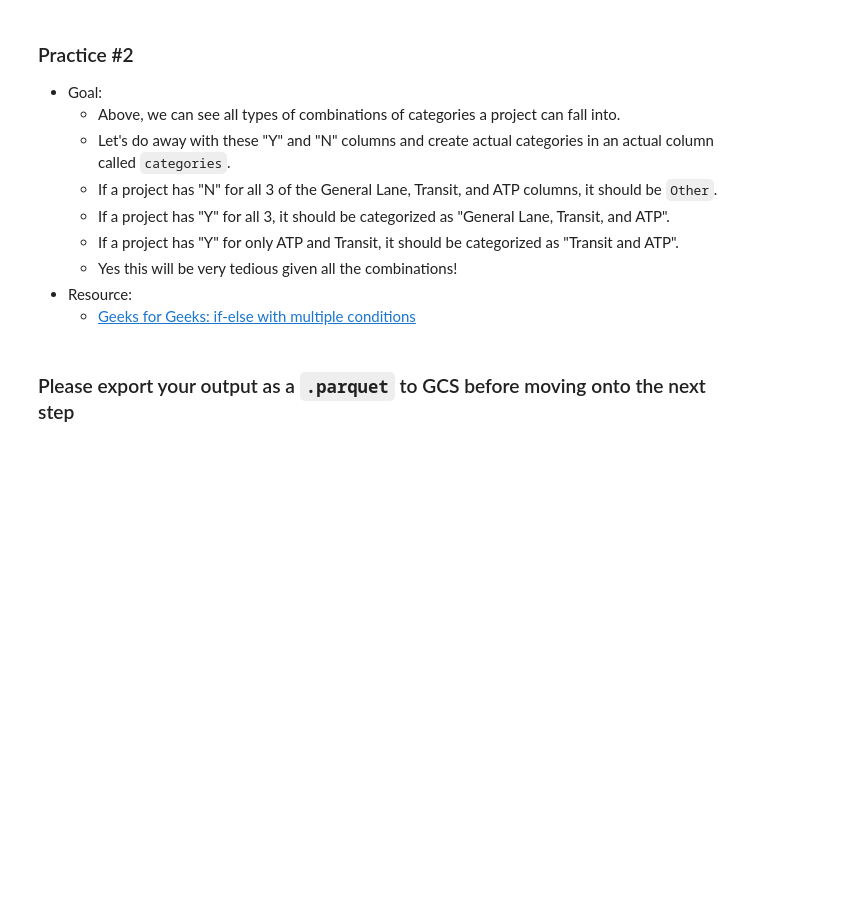
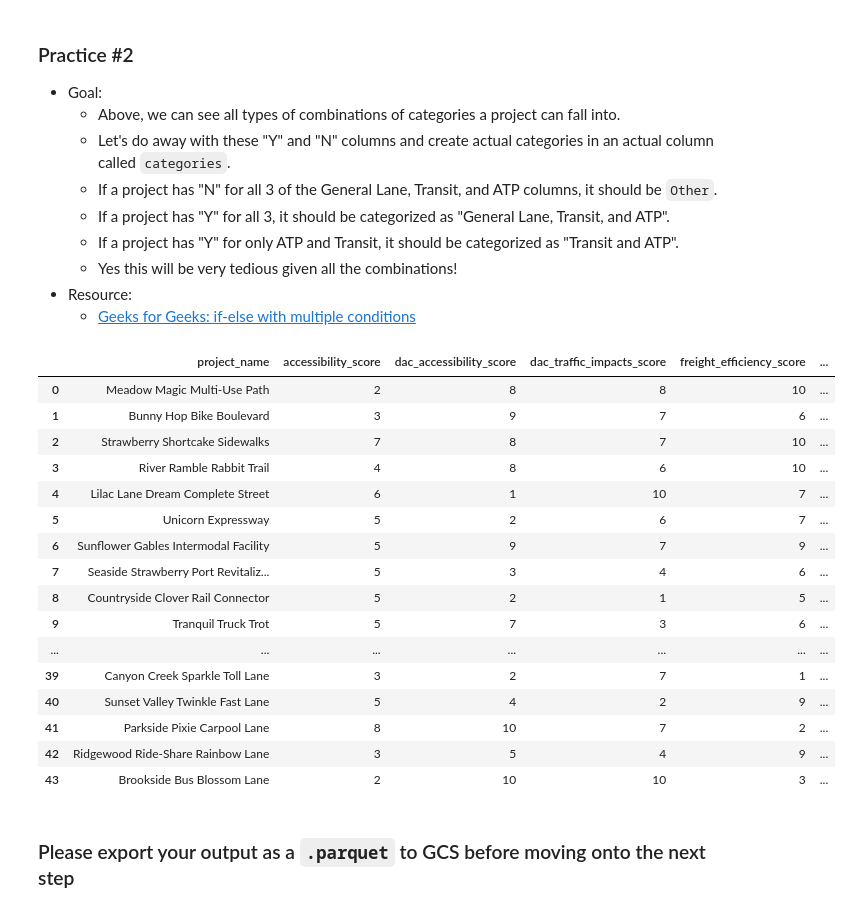
Before and after one commit to cal-itp/starter_kit, a Jupyter notebook: 2024_exercises_anna/basics_03.ipynb, the cells around one changed output. Cells and saved outputs as stored; diff of their text form; code cells hidden in the pictures; blank space fills up the shorter version.

```diff
--- a/2024_exercises_anna/basics_03.ipynb
+++ b/2024_exercises_anna/basics_03.ipynb
@@ -373,6 +373,26 @@ def concatenate_categories(df_categories: pd.DataFrame) -> pd.Series:
 project_scores["category"] = concatenate_categories(
     project_scores[["Transit", "ATP", "General_Lanes"]]
 )
+# %%
+project_scores
+# %% [output]
+|  | project_name | accessibility_score | dac_accessibility_score | dac_traffic_impacts_score | freight_efficiency_score | ... |
+| 0 | Meadow Magic Multi-Use Path | 2 | 8 | 8 | 10 | ... |
+| 1 | Bunny Hop Bike Boulevard | 3 | 9 | 7 | 6 | ... |
+| 2 | Strawberry Shortcake Sidewalks | 7 | 8 | 7 | 10 | ... |
+| 3 | River Ramble Rabbit Trail | 4 | 8 | 6 | 10 | ... |
+| 4 | Lilac Lane Dream Complete Street | 6 | 1 | 10 | 7 | ... |
+| 5 | Unicorn Expressway | 5 | 2 | 6 | 7 | ... |
+| 6 | Sunflower Gables Intermodal Facility | 5 | 9 | 7 | 9 | ... |
+| 7 | Seaside Strawberry Port Revitaliz... | 5 | 3 | 4 | 6 | ... |
+| 8 | Countryside Clover Rail Connector | 5 | 2 | 1 | 5 | ... |
+| 9 | Tranquil Truck Trot | 5 | 7 | 3 | 6 | ... |
+| ... | ... | ... | ... | ... | ... | ... |
+| 39 | Canyon Creek Sparkle Toll Lane | 3 | 2 | 7 | 1 | ... |
+| 40 | Sunset Valley Twinkle Fast Lane | 5 | 4 | 2 | 9 | ... |
+| 41 | Parkside Pixie Carpool Lane | 8 | 10 | 7 | 2 | ... |
+| 42 | Ridgewood Ride-Share Rainbow Lane | 3 | 5 | 4 | 9 | ... |
+| 43 | Brookside Bus Blossom Lane | 2 | 10 | 10 | 3 | ... |
 # %% [markdown]
 ### Please export your output as a `.parquet` to GCS before moving onto the next step
 # %%
```
Also changed, not shown: 9 other files.
